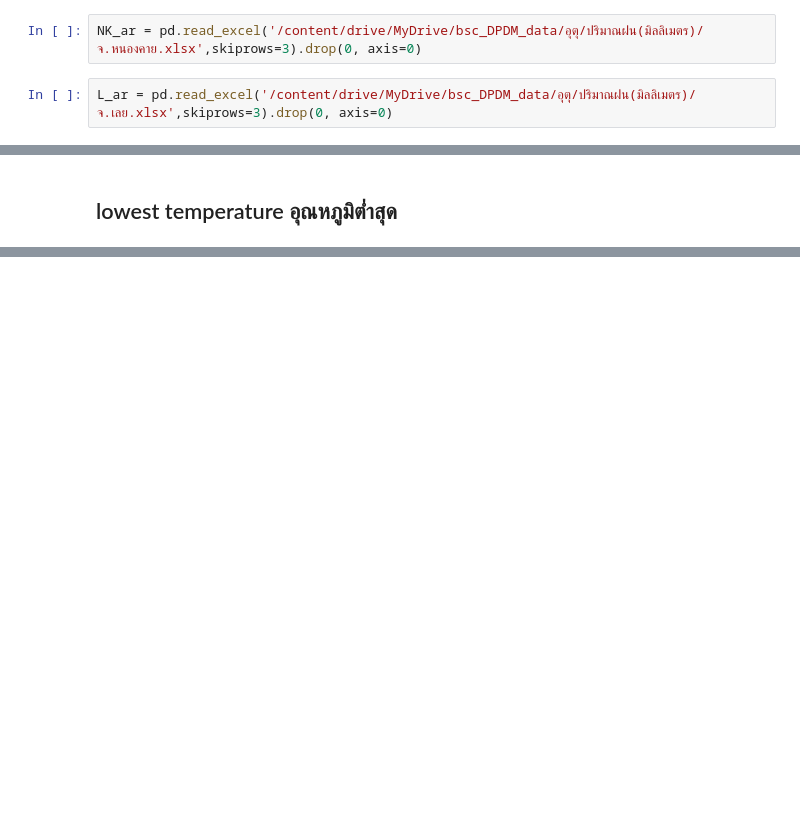
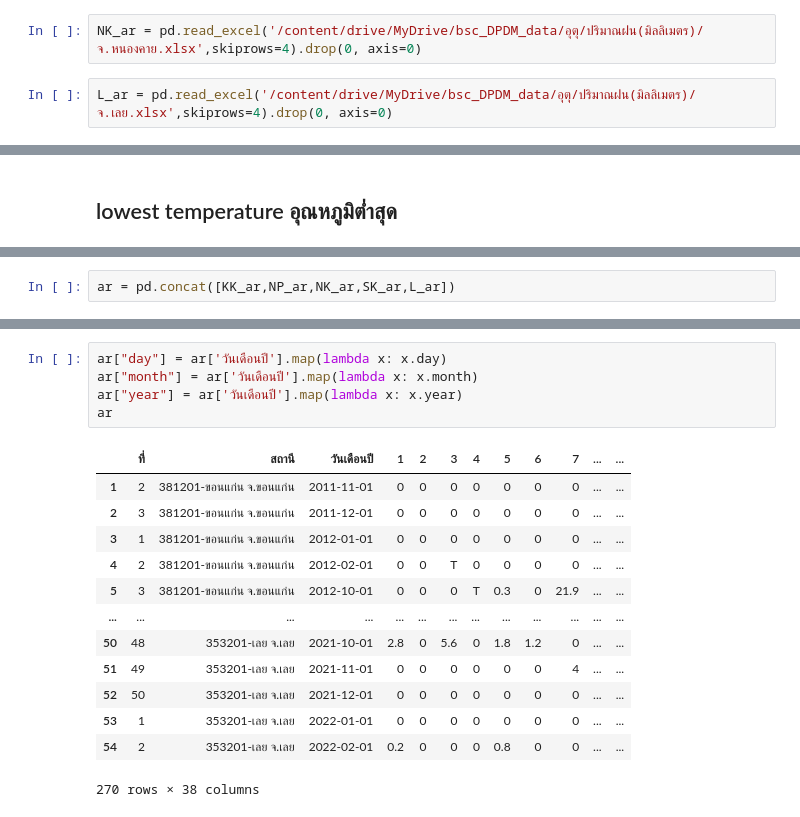
Before and after one commit to jirapat-tho/bsc_dpdm22, a Jupyter notebook: Group Quiz.ipynb, the cells around one changed output, grey strips where cells are left out. Cells and saved outputs as stored; diff of their text form; blank space fills up the shorter version.

```diff
--- a/Group Quiz.ipynb
+++ b/Group Quiz.ipynb
@@ -114,7 +83,7 @@ SK_ar = pd.read_excel('/content/drive/MyDrive/bsc_DPDM_data/อุตุ/ปร
 # %%
-NK_ar = pd.read_excel('/content/drive/MyDrive/bsc_DPDM_data/อุตุ/ปริมาณฝน(มิลลิเมตร)/จ.หนองคาย.xlsx',skiprows=3).drop(0, axis=0)
+NK_ar = pd.read_excel('/content/drive/MyDrive/bsc_DPDM_data/อุตุ/ปริมาณฝน(มิลลิเมตร)/จ.หนองคาย.xlsx',skiprows=4).drop(0, axis=0)
 # %%
-L_ar = pd.read_excel('/content/drive/MyDrive/bsc_DPDM_data/อุตุ/ปริมาณฝน(มิลลิเมตร)/จ.เลย.xlsx',skiprows=3).drop(0, axis=0)
+L_ar = pd.read_excel('/content/drive/MyDrive/bsc_DPDM_data/อุตุ/ปริมาณฝน(มิลลิเมตร)/จ.เลย.xlsx',skiprows=4).drop(0, axis=0)
 # %% [markdown]
 ## dew point temperature อุณหภูมิจุดน้ำค้าง
 # %%
@@ -155,0 +133,2 @@ L_lt =pd.read_excel('/content/drive/MyDrive/bsc_DPDM_data/อุตุ/อุณ
+# %%
+ar = pd.concat([KK_ar,NP_ar,NK_ar,SK_ar,L_ar])
@@ -155,0 +223,19 @@ L_lt =pd.read_excel('/content/drive/MyDrive/bsc_DPDM_data/อุตุ/อุณ
+# %%
+ar["day"] = ar['วันเดือนปี'].map(lambda x: x.day)
+ar["month"] = ar['วันเดือนปี'].map(lambda x: x.month)
+ar["year"] = ar['วันเดือนปี'].map(lambda x: x.year)
+ar
+# %% [output]
+|  | ที่ | สถานี | วันเดือนปี | 1 | 2 | 3 | 4 | 5 | 6 | 7 | ... | ... |
+| 1 | 2 | 381201-ขอนแก่น จ.ขอนแก่น | 2011-11-01 | 0 | 0 | 0 | 0 | 0 | 0 | 0 | ... | ... |
+| 2 | 3 | 381201-ขอนแก่น จ.ขอนแก่น | 2011-12-01 | 0 | 0 | 0 | 0 | 0 | 0 | 0 | ... | ... |
+| 3 | 1 | 381201-ขอนแก่น จ.ขอนแก่น | 2012-01-01 | 0 | 0 | 0 | 0 | 0 | 0 | 0 | ... | ... |
+| 4 | 2 | 381201-ขอนแก่น จ.ขอนแก่น | 2012-02-01 | 0 | 0 | T | 0 | 0 | 0 | 0 | ... | ... |
+| 5 | 3 | 381201-ขอนแก่น จ.ขอนแก่น | 2012-10-01 | 0 | 0 | 0 | T | 0.3 | 0 | 21.9 | ... | ... |
+| ... | ... | ... | ... | ... | ... | ... | ... | ... | ... | ... | ... | ... |
+| 50 | 48 | 353201-เลย จ.เลย | 2021-10-01 | 2.8 | 0 | 5.6 | 0 | 1.8 | 1.2 | 0 | ... | ... |
+| 51 | 49 | 353201-เลย จ.เลย | 2021-11-01 | 0 | 0 | 0 | 0 | 0 | 0 | 4 | ... | ... |
+| 52 | 50 | 353201-เลย จ.เลย | 2021-12-01 | 0 | 0 | 0 | 0 | 0 | 0 | 0 | ... | ... |
+| 53 | 1 | 353201-เลย จ.เลย | 2022-01-01 | 0 | 0 | 0 | 0 | 0 | 0 | 0 | ... | ... |
+| 54 | 2 | 353201-เลย จ.เลย | 2022-02-01 | 0.2 | 0 | 0 | 0 | 0.8 | 0 | 0 | ... | ... |
+270 rows × 38 columns
```
Also changed, not shown: parts of 103 cells of this notebook.
